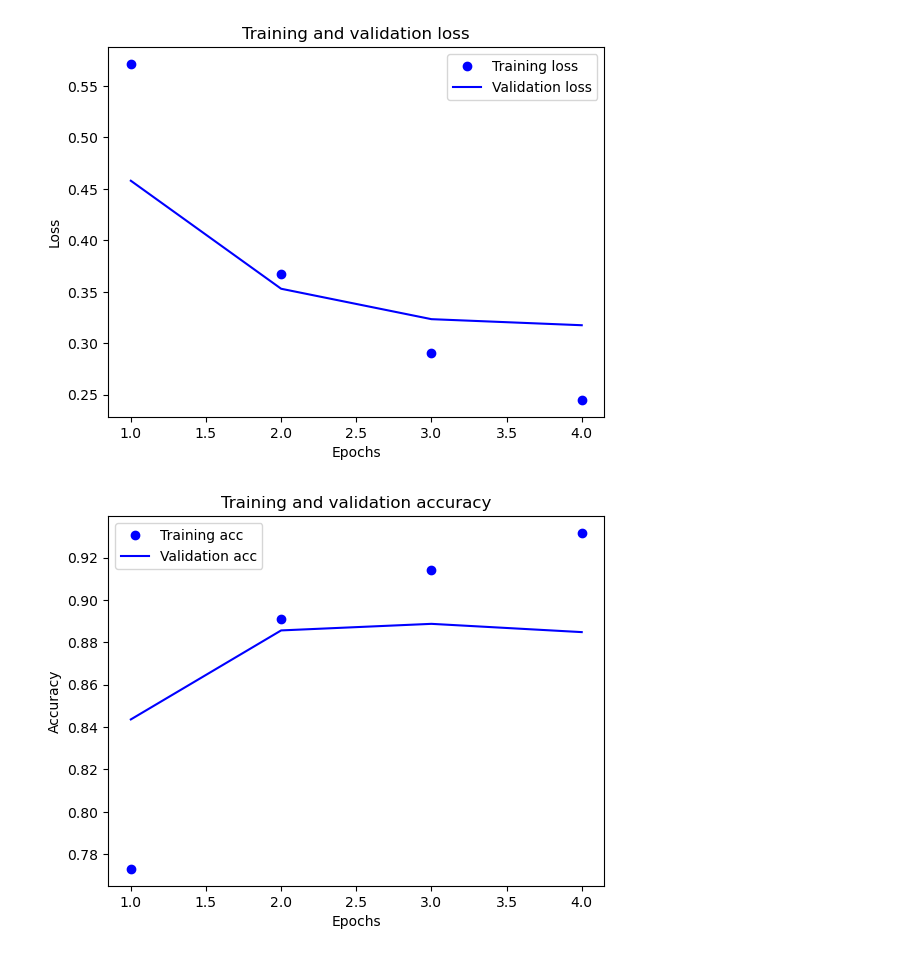
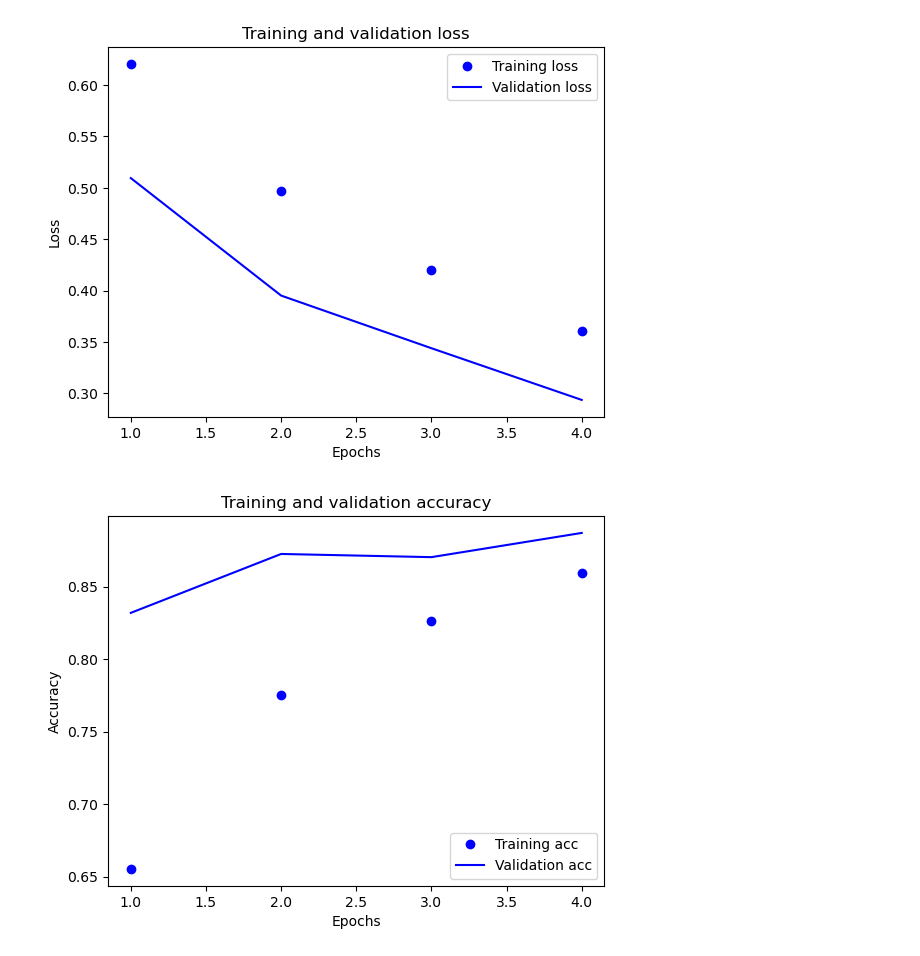
Before and after one commit to Ian19420/machine_learning_2th, a Jupyter notebook: second.ipynb, the cells around one changed output. Saved outputs shown, nothing was run; the diff lists cells and outputs as text; code cells hidden in the pictures.

Commit message:
dropout

```diff
--- a/second.ipynb
+++ b/second.ipynb
@@ -21,8 +21,10 @@ y_train = np.asarray(train_labels).astype('float32')
 y_test = np.asarray(test_labels).astype('float32')
 
 model = models.Sequential()
-model.add(layers.Dense(16, kernel_regularizer = regularizers.l2(0.001), activation = 'relu', input_shape = (10000, )))
+model.add(layers.Dense(16, activation = 'relu', input_shape = (10000, )))
+model.add(layers.Dropout(0.5))
 model.add(layers.Dense(16, activation = 'relu'))
+model.add(layers.Dropout(0.5))
 model.add(layers.Dense(1, activation = 'sigmoid'))
 
 optimizer = optimizers.RMSprop(learning_rate = 0.001)
@@ -62,4 +64,4 @@ Epoch 4/4
-[figure, old version]
+[figure, new version]
 # %%
 plt.clf()
 history_dict.keys()
@@ -73,7 +75,7 @@ plt.ylabel("Accuracy")
 plt.legend()
 plt.show()
 # %% [output]
-[figure, old version]
+[figure, new version]
 # %%
 model.predict(x_test)
 # %% [output]
```
Also changed, not shown: parts of 2 cells of this notebook.
